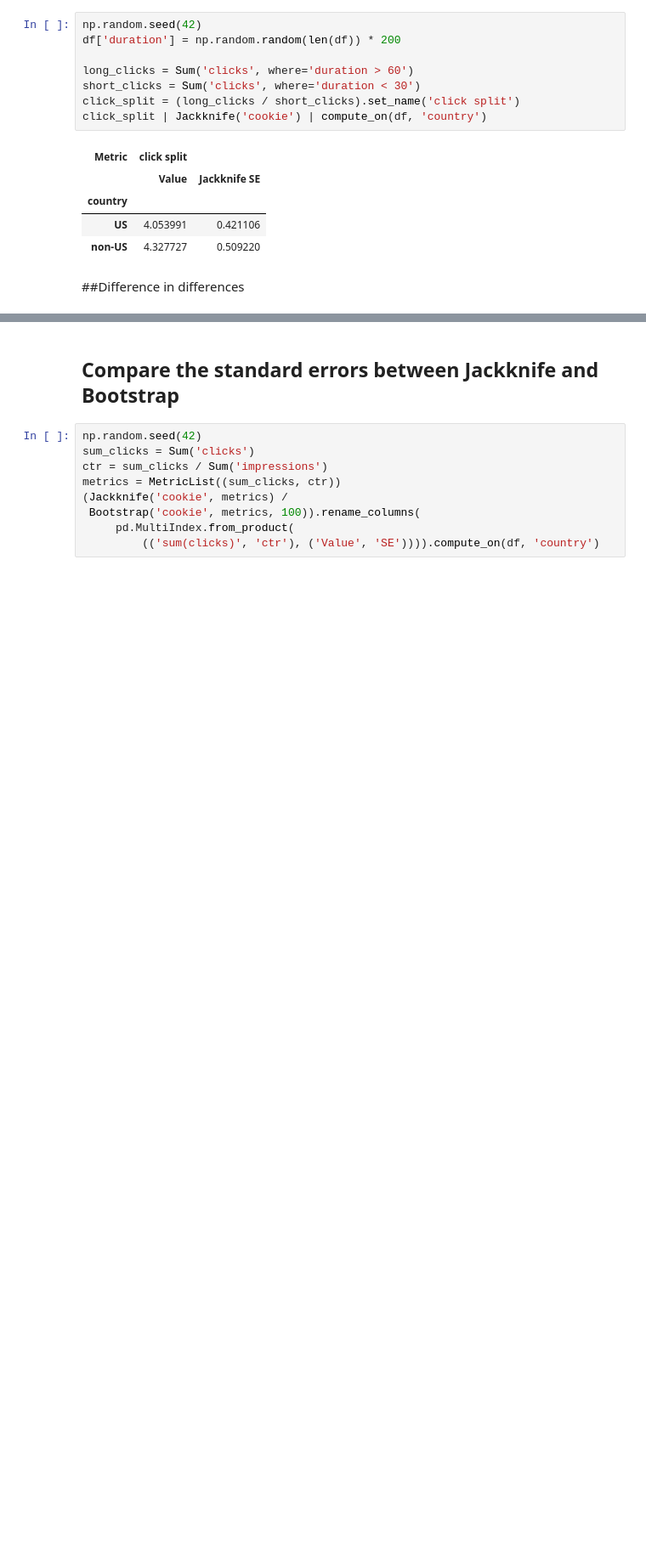
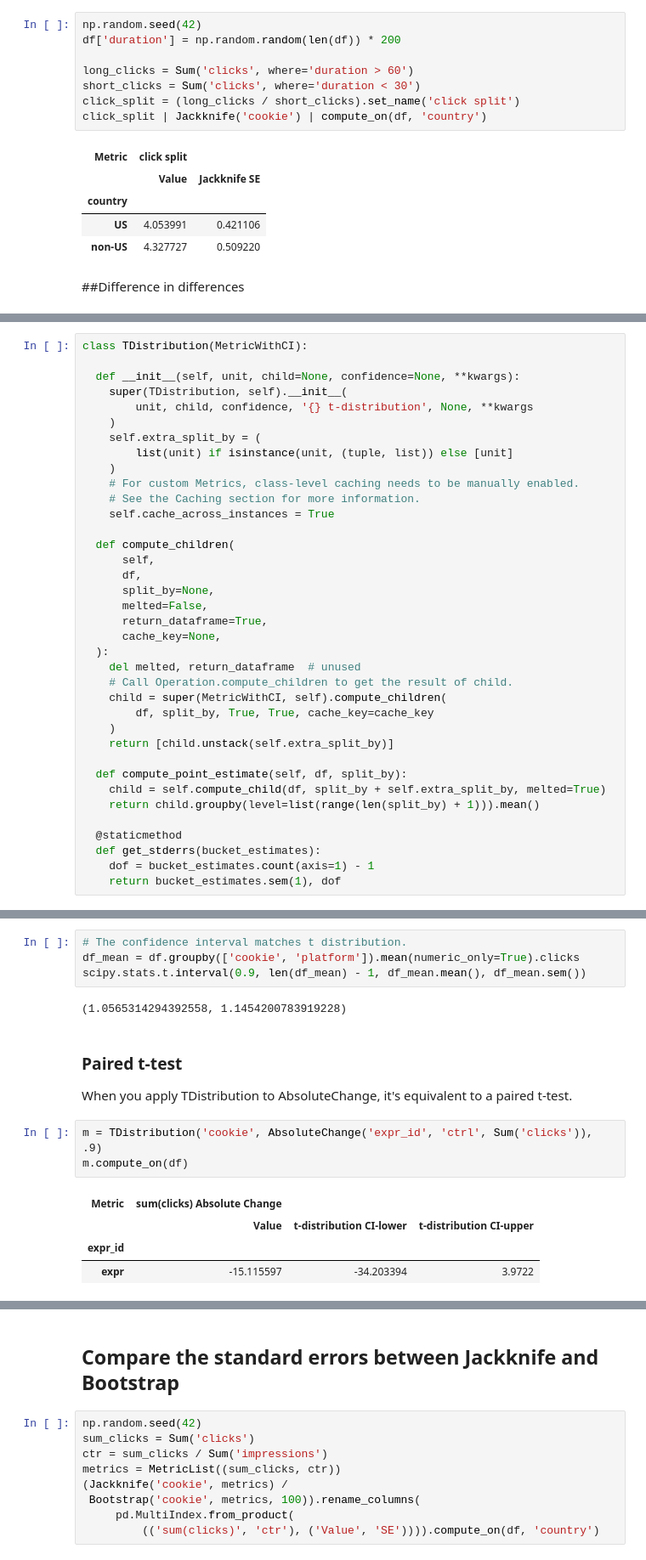
Before and after one commit to google/meterstick, a Jupyter notebook: meterstick_demo.ipynb, the cells around one changed output, grey strips where cells are left out. Shown at 85% size. Cells and saved outputs as stored; diff of their text form; blank space fills up the shorter version.

```diff
--- a/meterstick_demo.ipynb
+++ b/meterstick_demo.ipynb
@@ -1543,0 +1593,37 @@ Jackknife('cookie', did).compute_on(df)
+# %%
+class TDistribution(MetricWithCI):
+
+  def __init__(self, unit, child=None, confidence=None, **kwargs):
+    super(TDistribution, self).__init__(
+        unit, child, confidence, '{} t-distribution', None, **kwargs
+    )
+    self.extra_split_by = (
+        list(unit) if isinstance(unit, (tuple, list)) else [unit]
+    )
+    # For custom Metrics, class-level caching needs to be manually enabled.
+    # See the Caching section for more information.
+    self.cache_across_instances = True
+
+  def compute_children(
+      self,
+      df,
+      split_by=None,
+      melted=False,
+      return_dataframe=True,
+      cache_key=None,
+  ):
+    del melted, return_dataframe  # unused
+    # Call Operation.compute_children to get the result of child.
+    child = super(MetricWithCI, self).compute_children(
+        df, split_by, True, True, cache_key=cache_key
+    )
+    return [child.unstack(self.extra_split_by)]
+
+  def compute_point_estimate(self, df, split_by):
+    child = self.compute_child(df, split_by + self.extra_split_by, melted=True)
+    return child.groupby(level=list(range(len(split_by) + 1))).mean()
+
+  @staticmethod
+  def get_stderrs(bucket_estimates):
+    dof = bucket_estimates.count(axis=1) - 1
+    return bucket_estimates.sem(1), dof
@@ -1543,0 +1635,18 @@ Jackknife('cookie', did).compute_on(df)
+# %%
+# The confidence interval matches t distribution.
+df_mean = df.groupby(['cookie', 'platform']).mean(numeric_only=True).clicks
+scipy.stats.t.interval(0.9, len(df_mean) - 1, df_mean.mean(), df_mean.sem())
+# %% [output]
+(1.0565314294392558, 1.1454200783919228)
+# %% [markdown]
+### Paired t-test
+
+When you apply TDistribution to AbsoluteChange, it's equivalent to a paired t-test.
+# %%
+m = TDistribution('cookie', AbsoluteChange('expr_id', 'ctrl', Sum('clicks')), .9)
+m.compute_on(df)
+# %% [output]
+| Metric | sum(clicks) Absolute Change |  |  |
+|  | Value | t-distribution CI-lower | t-distribution CI-upper |
+| expr_id |  |  |  |
+| expr | -15.115597 | -34.203394 | 3.9722 |
```
Also changed, not shown: parts of 16 cells of this notebook, 1 other file.
